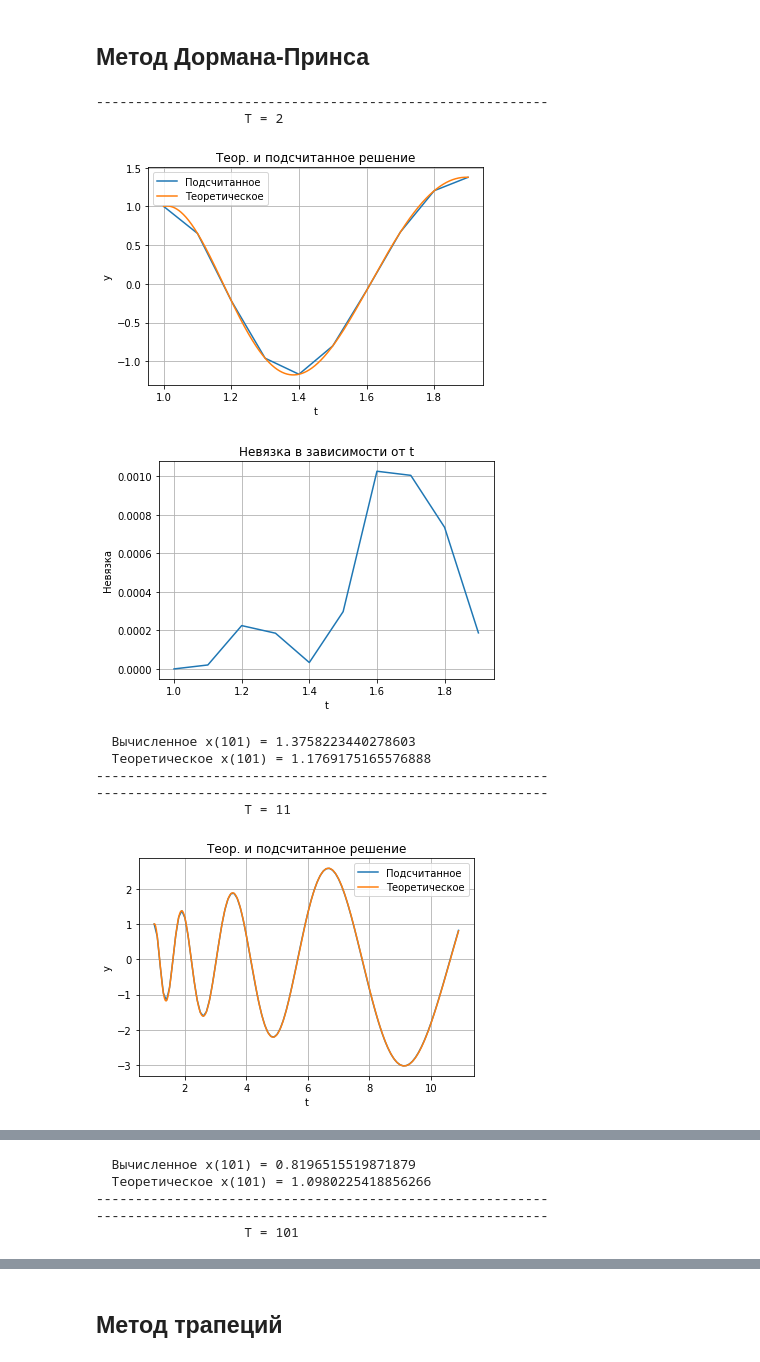
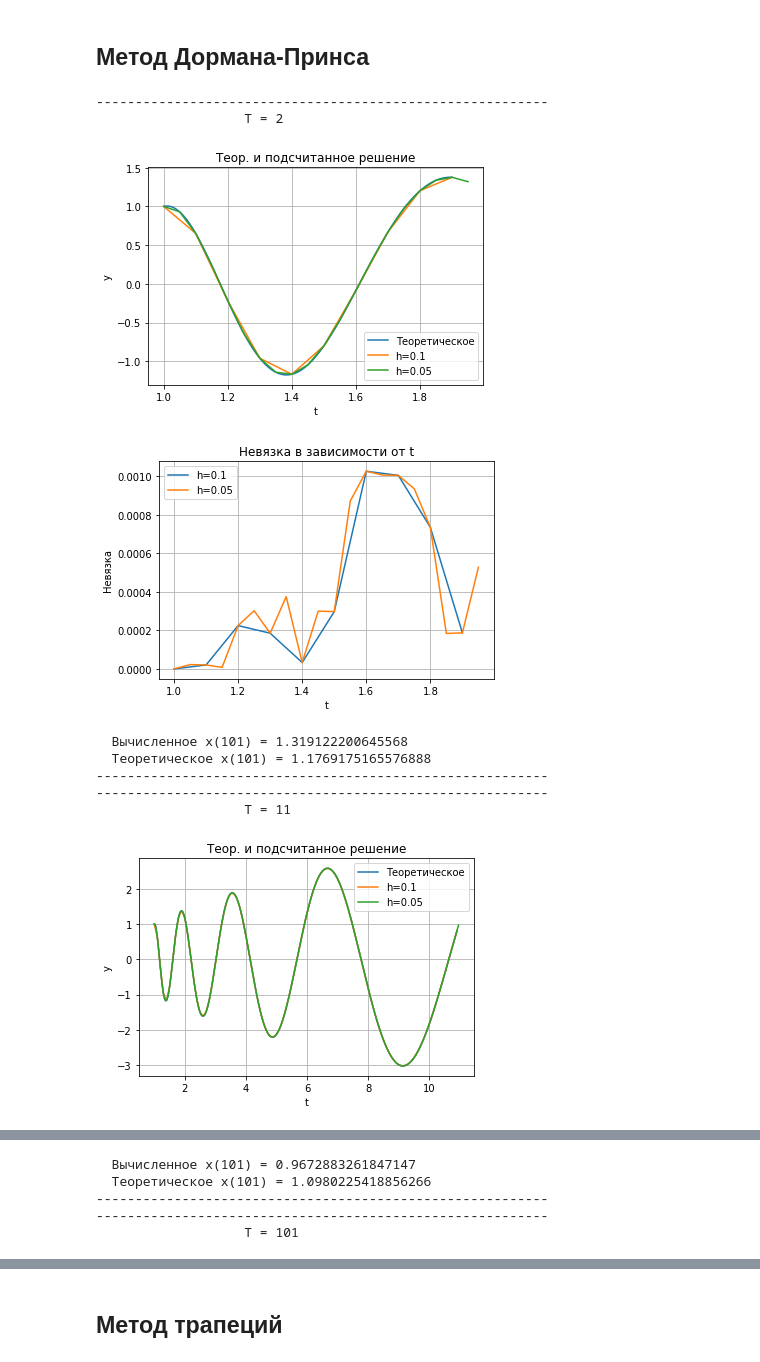
Before and after one commit to alekseik1/calc_math-labs, a Jupyter notebook: main.ipynb, the cells around one changed output, grey strips where cells are left out. Cells and saved outputs as stored; diff of their text form; code cells hidden in the pictures.

Commit message:
Сделать правки к заданию 1: возможность решать ДУ для набора шагов и сравнивать результаты на одном графике

```diff
--- a/main.ipynb
+++ b/main.ipynb
@@ -42,8 +42,8 @@ x_start = np.array([t0, 1.0, 1.0])
 # Диапазон конечного времени
 T_list = [1, 10, 100, 1000]
 T_list = [i+1 for i in T_list]
-# Шаг
-h = 0.1
+# Диапазон шагов
+h_range = [0.1, 0.05]
 # %% [markdown]
 ## Методы Эйлера
 # %% [markdown]
@@ -62,7 +62,7 @@ from utils.simple_solvers import eiler_1
 from utils.plot_helpers import describe_after_execution
 # %%
 for t_stop in T_list:
-    describe_after_execution(t_theor)(eiler_1)(lambda x: system_of_eq(t0, x), x_start.copy(), t_stop, h)
+    describe_after_execution(t_theor, h_range)(eiler_1)(lambda x: system_of_eq(t0, x), x_start.copy(), t_stop, h=1)
 # %% [output]
 ----------------------------------------------------------
                    T = 2
@@ -99,7 +99,7 @@ for t_stop in T_list:
 # %%
 from utils.simple_solvers import eiler_2
 for t_stop in T_list:
-    describe_after_execution(t_theor)(eiler_2)(lambda x: system_of_eq(t0, x), x_start.copy(), t_stop, h)
+    describe_after_execution(t_theor, h_range)(eiler_2)(lambda x: system_of_eq(t0, x), x_start.copy(), t_stop, h=1)
 # %% [output]
 ----------------------------------------------------------
                    T = 2
@@ -137,7 +137,7 @@ for t_stop in T_list:
 from utils.simple_solvers import eiler_3
 
 for t_stop in T_list:
-    describe_after_execution(t_theor)(eiler_3)(lambda x: system_of_eq(t0, x), x_start.copy(), t_stop, h)
+    describe_after_execution(t_theor, h_range)(eiler_3)(lambda x: system_of_eq(t0, x), x_start.copy(), t_stop, h=1)
 # %% [output]
 ----------------------------------------------------------
                    T = 2
@@ -175,15 +175,15 @@ for t_stop in T_list:
 from utils.runge_kutta import dorman_prince
 # %%
 for t_stop in T_list:
-    describe_after_execution(t_theor)(dorman_prince)(system_of_eq, x_start.copy(), t_stop, h)
+    describe_after_execution(t_theor, h_range)(dorman_prince)(system_of_eq, x_start.copy(), t_stop, h=1)
 # %% [output]
 ----------------------------------------------------------
                    T = 2
-[figure, old version]
+[figure, new version]
-[figure, old version]
+[figure, new version]
-  Вычисленное x(101) = 1.3758223440278603
+  Вычисленное x(101) = 1.319122200645568
   Теоретическое x(101) = 1.1769175165576888
 ----------------------------------------------------------
 ----------------------------------------------------------
                    T = 11
-[figure, old version]
+[figure, new version]
@@ -191,4 +191,4 @@ for t_stop in T_list:
-  Вычисленное x(101) = 0.8196515519871879
+  Вычисленное x(101) = 0.9672883261847147
   Теоретическое x(101) = 1.0980225418856266
 ----------------------------------------------------------
 ----------------------------------------------------------
```
Also changed, not shown: parts of 22 cells of this notebook, 2 other files.
